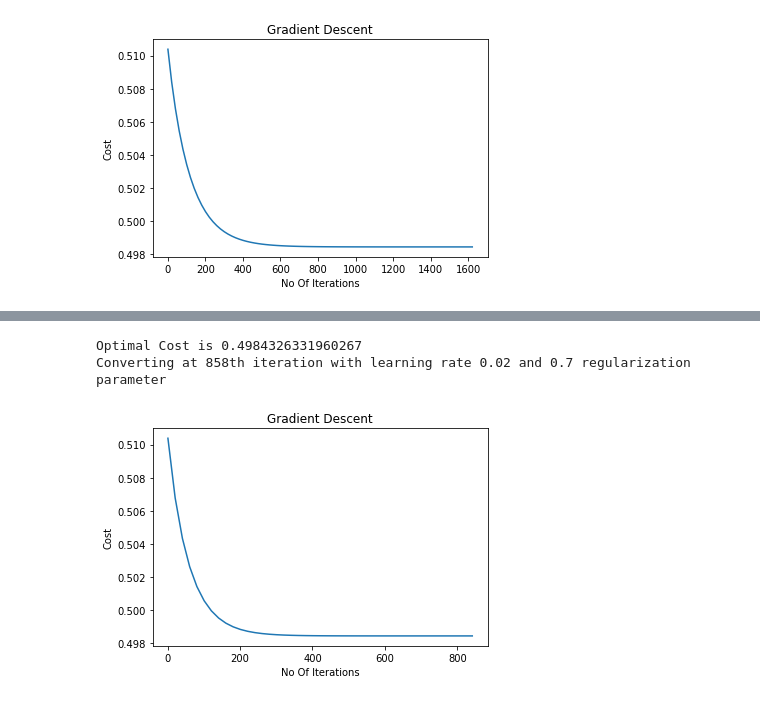
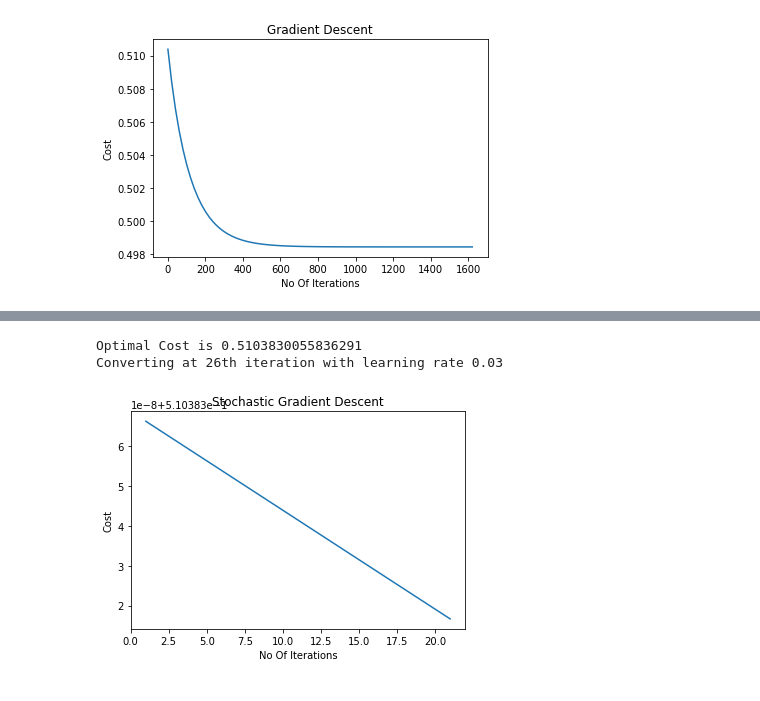
Before and after one commit to CSALS/Foundations-Of-Data-Science, a Jupyter notebook: Linear-Regression/Linear_Regression.ipynb, the cells around one changed output, grey strips where cells are left out. Saved outputs shown, nothing was run; the diff lists cells and outputs as text; code cells hidden in the pictures.

```diff
--- a/Linear-Regression/Linear_Regression.ipynb
+++ b/Linear-Regression/Linear_Regression.ipynb
@@ -183,36 +123,0 @@ def gradientDescentWithL2Regularization(X, Y, alpha, maxIterations, weights, reg
-# %%
-def stochasticGradientDescent(X, Y, alpha, maxIterations, weights):
-    """
-    This function implements stochastic gradient descent.
-    In each iteration, gradient is calculated w.r.t. each training example
-    so weights are updated 'm' times in each iteration.
-    """
-    costs = []
-    iters = []
-    shuffledData = np.concatenate((X, Y), axis = 1)
-    np.random.shuffle(shuffledData)
-    trainX = shuffledData[:, 0 : 3]
-    trainY = shuffledData[:, 3 :]
-    m = trainX.shape[0]
-    prevCost, currCost = 0.0, 0.0
-    for iteration in range(maxIterations):
-        for i in range(m):
-            gradient = trainX[i].dot(weights.T) - trainY[i]
-            weights = weights - (alpha/m) * (gradient * trainX[i])
-        currCost = np.sum(np.power(((trainX @ weights.T) - trainY),2))/(2 * m)
-        if iteration%20 == 0:
-            costs.append(currCost)
-            iters.append(iteration + 1)
-        #Stopping Criterion
-        if iteration != 0 and abs(prevCost - currCost) < 1e-5:
-            break
-        prevCost = currCost
-
-    print("Optimal Cost is {}".format(currCost))
-    print("Converting at {}th iteration with learning rate {}".format(iteration+1,alpha))
-    plt.title("Stochastic Gradient Descent")
-    plt.xlabel("No Of Iterations")
-    plt.ylabel("Cost")
-    plt.plot(iters,costs)
-    plt.show()
-    return weights
@@ -240,6 +342,6 @@ Converting at 1637th iteration with learning rate 0.01
 # %%
-L1_weights = gradientDescentWithL1Regularization(train_X, train_Y, 0.02, 2000, np.zeros([1,3]), 0.7)
+stochastic_weights = stochasticGradientDescent(train_X, train_Y, 0.03, 50, np.zeros([1,3]))
 # %% [output]
-Optimal Cost is 0.4984326331960267
-Converting at 858th iteration with learning rate 0.02 and 0.7 regularization parameter
+Optimal Cost is 0.5103830055836291
+Converting at 26th iteration with learning rate 0.03
-[figure, old version]
+[figure, new version]
```
Also changed, not shown: parts of 18 cells of this notebook, 6 other files.
